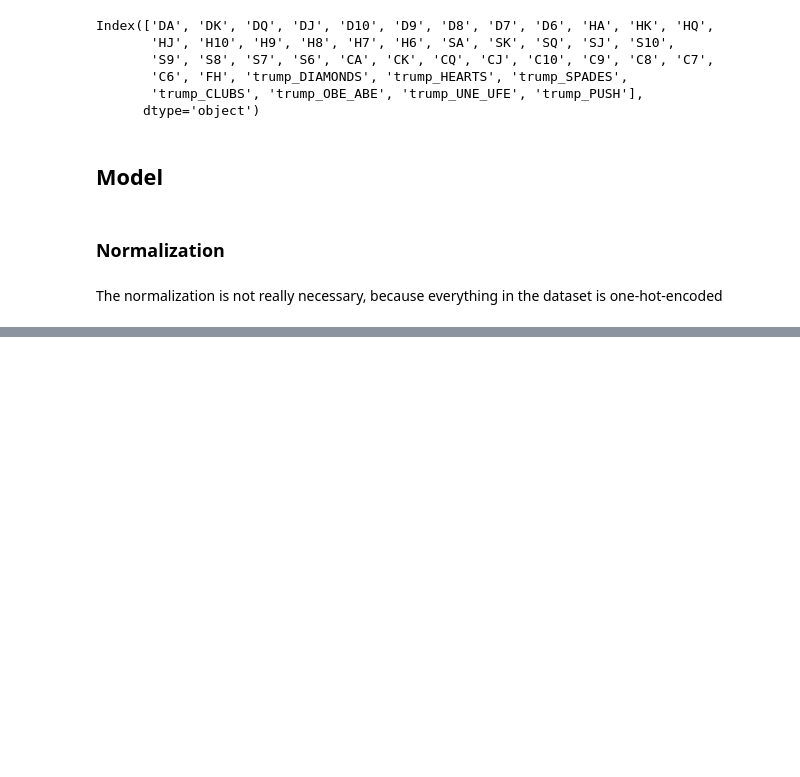
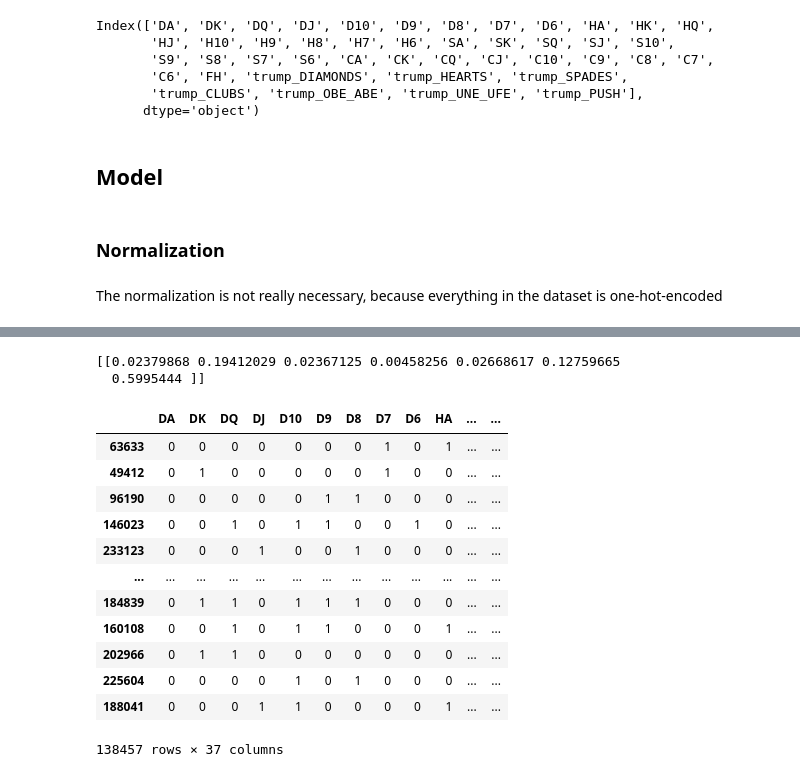
Before and after one commit to xXTime-OnXx/dl4g-jass-bot, a Jupyter notebook: neural_networks/DeepLearningTrump.ipynb, the cells around one changed output, grey strips where cells are left out. Drawn from its saved outputs; the diff is of its cells as text; code cells hidden in the pictures; blank space fills up the shorter version.

```diff
--- a/neural_networks/DeepLearningTrump.ipynb
+++ b/neural_networks/DeepLearningTrump.ipynb
@@ -244,0 +249,31 @@ predicted_classes = predictions.argmax(axis=1)  # Convert softmax output to clas
+# %%
+import numpy as np
+
+# Convert the string of features into integers
+single_sample = np.array([int(x) for x in "1 0 0 0 1 0 0 0 0 0 0 0 1 0 0 1 1 0 1 0 0 0 0 0 0 1 1 0 0 0 0 1 0 0 0 0 0".split(' ')])
+
+# Reshape the array to match the model's input shape
+single_sample = single_sample.reshape(1, -1)
+
+# Make the prediction
+prediction = model.predict(single_sample)
+print(prediction)
+# %% [output]
+[[0.02379868 0.19412029 0.02367125 0.00458256 0.02668617 0.12759665
+  0.5995444 ]]
+# %%
+X_train
+# %% [output]
+|  | DA | DK | DQ | DJ | D10 | D9 | D8 | D7 | D6 | HA | ... | ... |
+| 63633 | 0 | 0 | 0 | 0 | 0 | 0 | 0 | 1 | 0 | 1 | ... | ... |
+| 49412 | 0 | 1 | 0 | 0 | 0 | 0 | 0 | 1 | 0 | 0 | ... | ... |
+| 96190 | 0 | 0 | 0 | 0 | 0 | 1 | 1 | 0 | 0 | 0 | ... | ... |
+| 146023 | 0 | 0 | 1 | 0 | 1 | 1 | 0 | 0 | 1 | 0 | ... | ... |
+| 233123 | 0 | 0 | 0 | 1 | 0 | 0 | 1 | 0 | 0 | 0 | ... | ... |
+| ... | ... | ... | ... | ... | ... | ... | ... | ... | ... | ... | ... | ... |
+| 184839 | 0 | 1 | 1 | 0 | 1 | 1 | 1 | 0 | 0 | 0 | ... | ... |
+| 160108 | 0 | 0 | 1 | 0 | 1 | 1 | 0 | 0 | 0 | 1 | ... | ... |
+| 202966 | 0 | 1 | 1 | 0 | 0 | 0 | 0 | 0 | 0 | 0 | ... | ... |
+| 225604 | 0 | 0 | 0 | 0 | 1 | 0 | 1 | 0 | 0 | 0 | ... | ... |
+| 188041 | 0 | 0 | 0 | 1 | 1 | 0 | 0 | 0 | 0 | 1 | ... | ... |
+138457 rows × 37 columns
```
Also changed, not shown: parts of 11 cells of this notebook, 1 other file.
